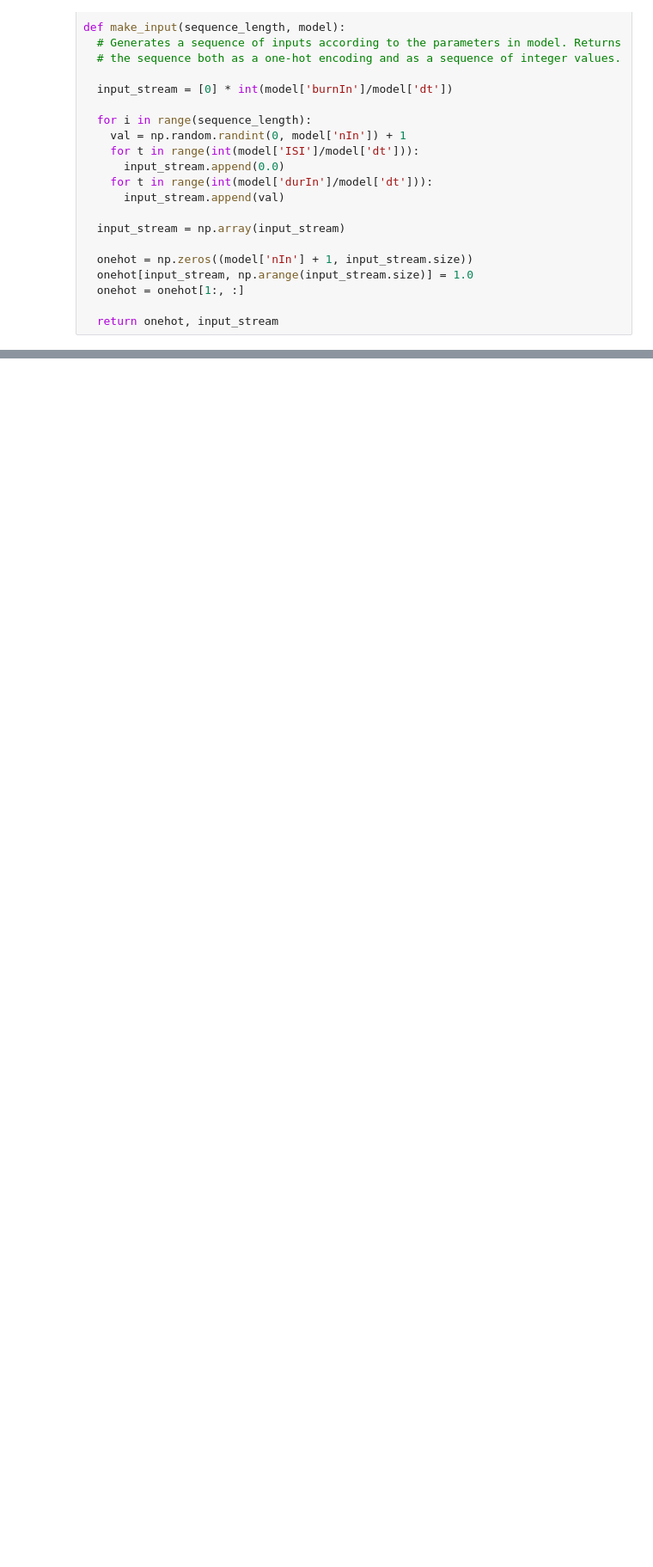
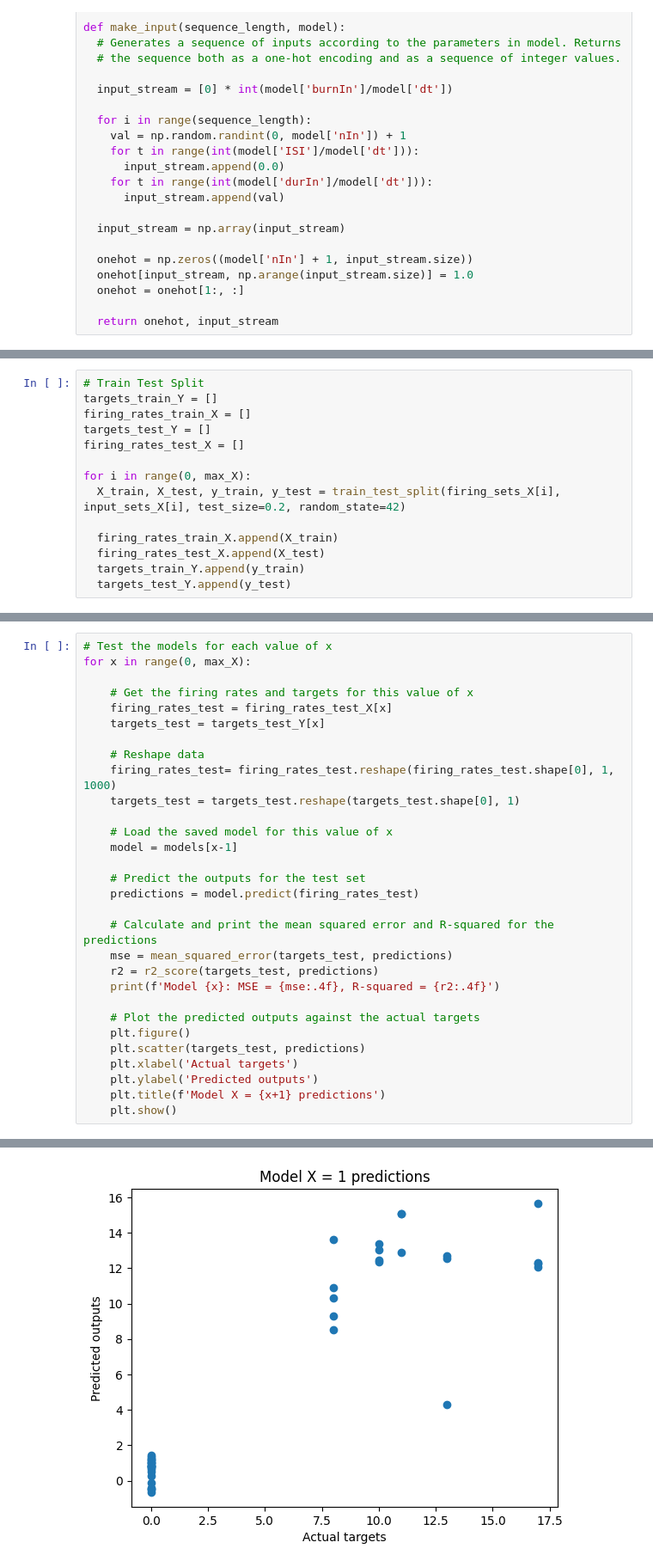
Before and after one commit to LawsonHutter/RNN_working_memory, a Jupyter notebook: RNN_working_memory_Project.ipynb, the cells around one changed output, grey strips where cells are left out. Shown at 86% size. Saved outputs shown, nothing was run; the diff lists cells and outputs as text; blank space fills up the shorter version.

```diff
--- a/RNN_working_memory_Project.ipynb
+++ b/RNN_working_memory_Project.ipynb
@@ -287 +204,15 @@ y_test_set = np.array(y_test_set)
+# %%
+# Train Test Split
+targets_train_Y = []
+firing_rates_train_X = []
+targets_test_Y = []
+firing_rates_test_X = []
+
+for i in range(0, max_X):
+  X_train, X_test, y_train, y_test = train_test_split(firing_sets_X[i], input_sets_X[i], test_size=0.2, random_state=42)
+
+  firing_rates_train_X.append(X_train)
+  firing_rates_test_X.append(X_test)
+  targets_train_Y.append(y_train)
+  targets_test_Y.append(y_test)
 # %%
@@ -443,0 +294,31 @@ ValueError: ignored
+# %%
+# Test the models for each value of x
+for x in range(0, max_X):
+
+    # Get the firing rates and targets for this value of x
+    firing_rates_test = firing_rates_test_X[x]
+    targets_test = targets_test_Y[x]
+
+    # Reshape data
+    firing_rates_test= firing_rates_test.reshape(firing_rates_test.shape[0], 1, 1000)
+    targets_test = targets_test.reshape(targets_test.shape[0], 1)
+
+    # Load the saved model for this value of x
+    model = models[x-1]
+
+    # Predict the outputs for the test set
+    predictions = model.predict(firing_rates_test)
+
+    # Calculate and print the mean squared error and R-squared for the predictions
+    mse = mean_squared_error(targets_test, predictions)
+    r2 = r2_score(targets_test, predictions)
+    print(f'Model {x}: MSE = {mse:.4f}, R-squared = {r2:.4f}')
+
+    # Plot the predicted outputs against the actual targets
+    plt.figure()
+    plt.scatter(targets_test, predictions)
+    plt.xlabel('Actual targets')
+    plt.ylabel('Predicted outputs')
+    plt.title(f'Model X = {x+1} predictions')
+    plt.show()
+# %% [output]
@@ -443,0 +327 @@ ValueError: ignored
+[figure, added]
```
Also changed, not shown: parts of 31 cells of this notebook.
